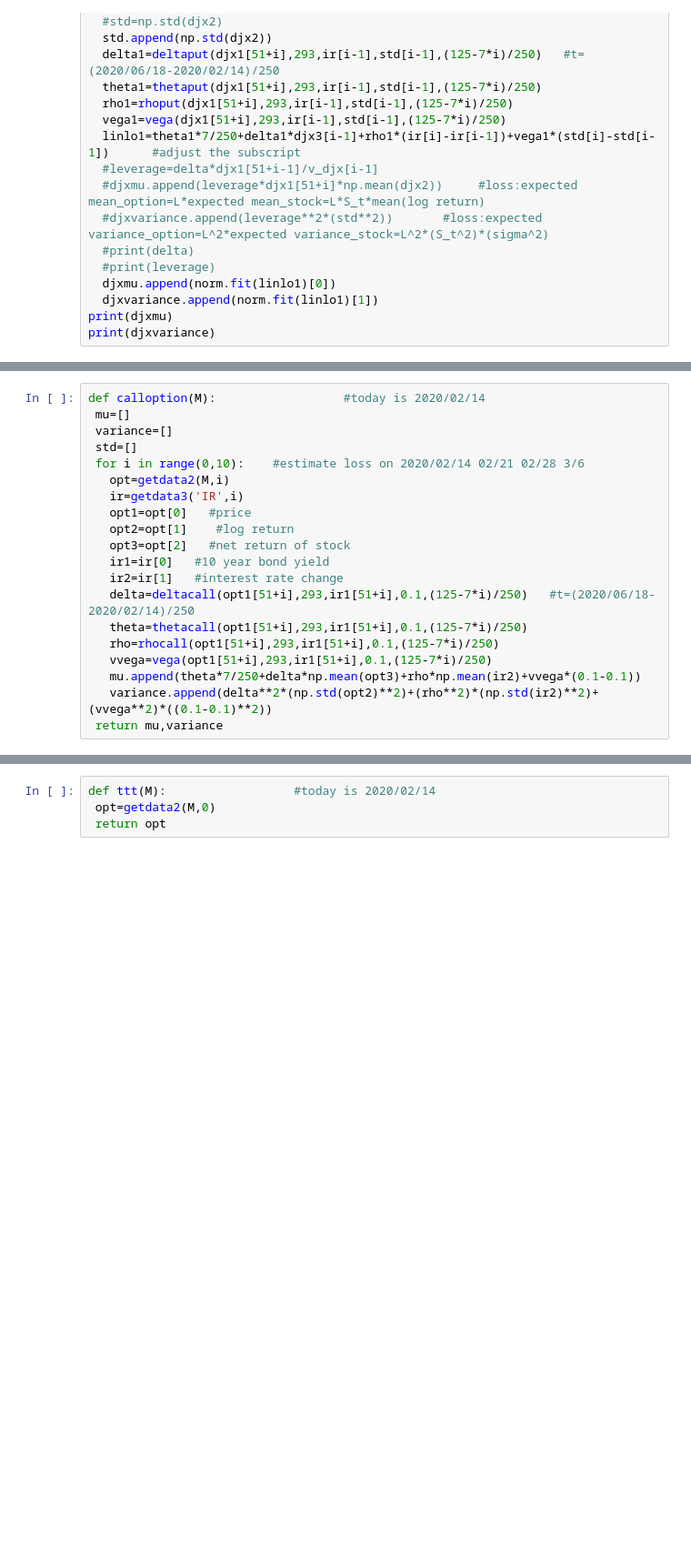
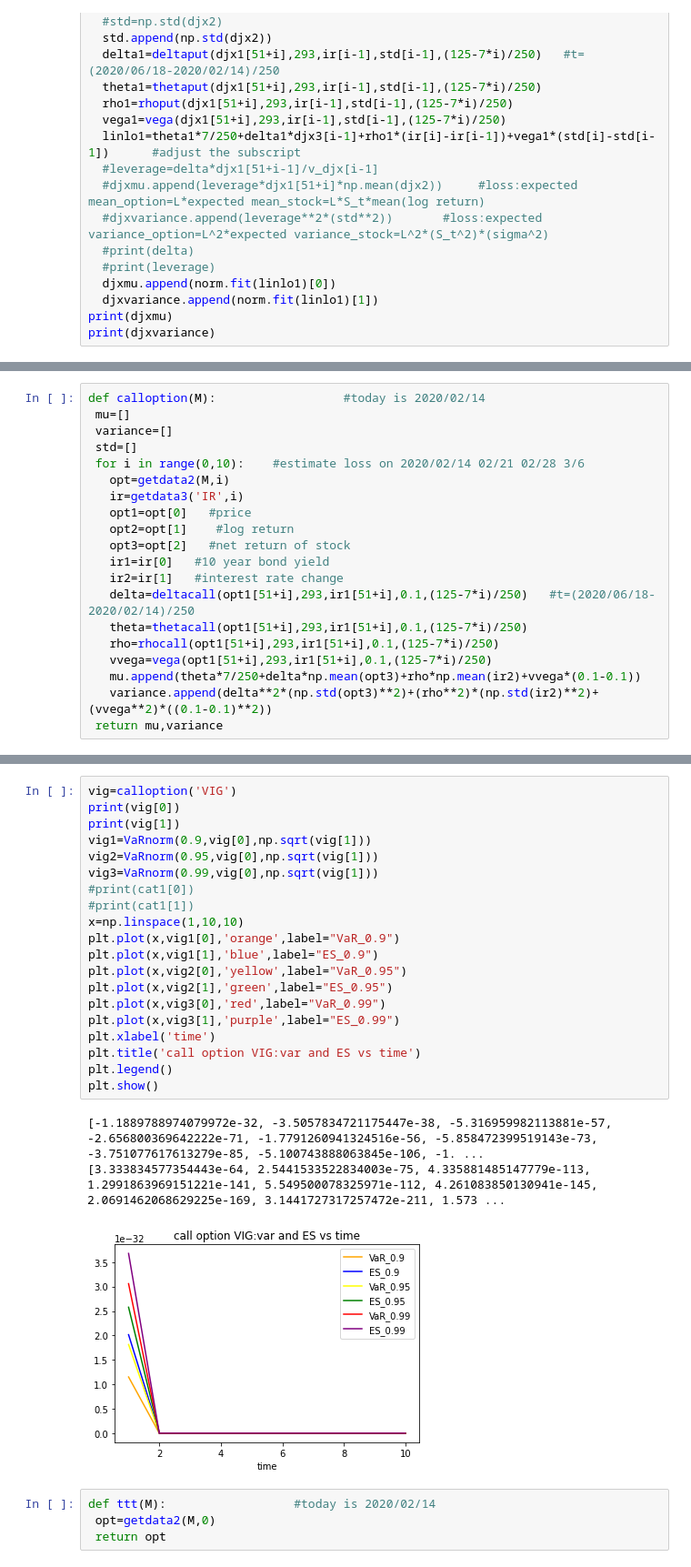
Before and after one commit to ZiyueNie/575, a Jupyter notebook: src/ib_project.ipynb, the cells around one changed output, grey strips where cells are left out. Shown at 91% size. Saved outputs shown, nothing was run; the diff lists cells and outputs as text; blank space fills up the shorter version.

```diff
--- a/src/ib_project.ipynb
+++ b/src/ib_project.ipynb
@@ -287,7 +331,7 @@ def calloption(M):                  #today is 2020/02/14
    rho=rhocall(opt1[51+i],293,ir1[51+i],0.1,(125-7*i)/250)
    vvega=vega(opt1[51+i],293,ir1[51+i],0.1,(125-7*i)/250)
    mu.append(theta*7/250+delta*np.mean(opt3)+rho*np.mean(ir2)+vvega*(0.1-0.1))
-   variance.append(delta**2*(np.std(opt2)**2)+(rho**2)*(np.std(ir2)**2)+(vvega**2)*((0.1-0.1)**2))
+   variance.append(delta**2*(np.std(opt3)**2)+(rho**2)*(np.std(ir2)**2)+(vvega**2)*((0.1-0.1)**2))
  return mu,variance
 # %%
 djx=putoption('DIA')
@@ -333,3 +389,27 @@ print(vig[1])
+# %%
+vig=calloption('VIG')
+print(vig[0])
+print(vig[1])
+vig1=VaRnorm(0.9,vig[0],np.sqrt(vig[1]))
+vig2=VaRnorm(0.95,vig[0],np.sqrt(vig[1]))
+vig3=VaRnorm(0.99,vig[0],np.sqrt(vig[1]))
+#print(cat1[0])
+#print(cat1[1])
+x=np.linspace(1,10,10)
+plt.plot(x,vig1[0],'orange',label="VaR_0.9")
+plt.plot(x,vig1[1],'blue',label="ES_0.9")
+plt.plot(x,vig2[0],'yellow',label="VaR_0.95")
+plt.plot(x,vig2[1],'green',label="ES_0.95")
+plt.plot(x,vig3[0],'red',label="VaR_0.99")
+plt.plot(x,vig3[1],'purple',label="ES_0.99")
+plt.xlabel('time')
+plt.title('call option VIG:var and ES vs time')
+plt.legend()
+plt.show()
+# %% [output]
+[-1.1889788974079972e-32, -3.5057834721175447e-38, -5.316959982113881e-57, -2.656800369642222e-71, -1.7791260941324516e-56, -5.858472399519143e-73, -3.751077617613279e-85, -5.100743888063845e-106, -1. ...
+[3.333834577354443e-64, 2.5441533522834003e-75, 4.335881485147779e-113, 1.2991863969151221e-141, 5.549500078325971e-112, 4.261083850130941e-145, 2.0691462068629225e-169, 3.1441727317257472e-211, 1.573 ...
+[figure, added]
 # %%
 def ttt(M):                  #today is 2020/02/14
  opt=getdata2(M,0)
```
Also changed, not shown: parts of 11 cells of this notebook.
